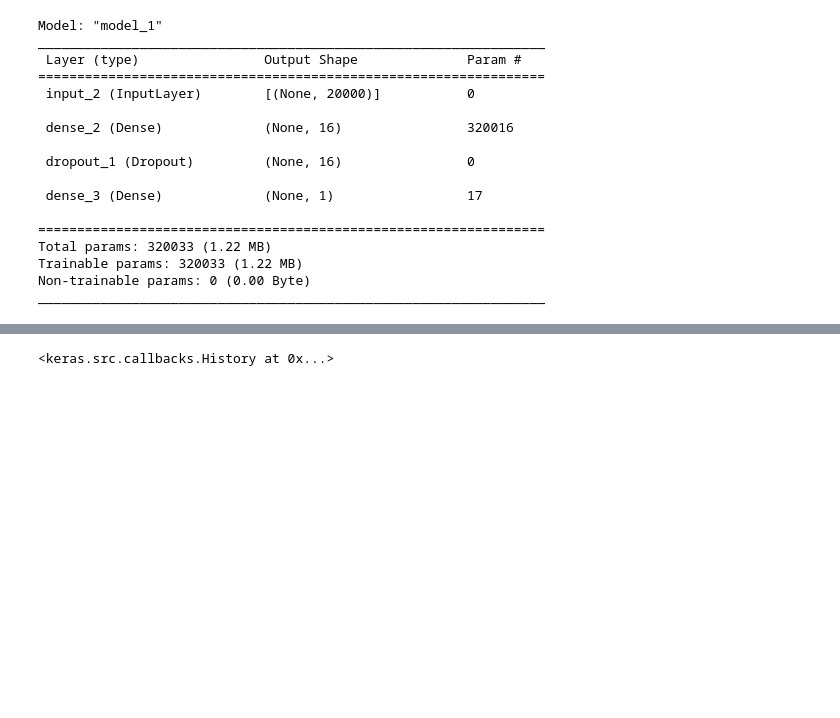
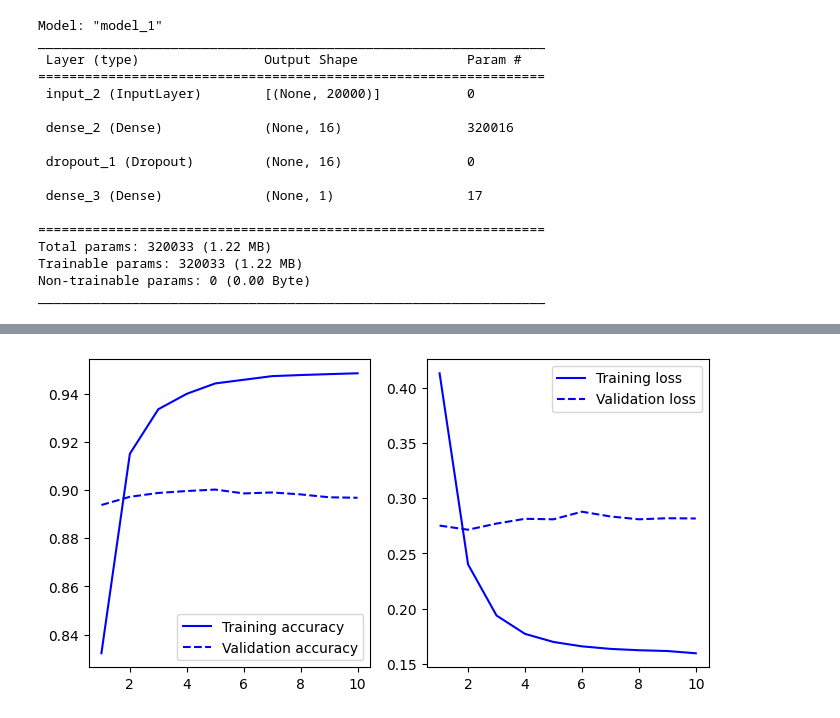
Before and after one commit to alexismenanieves/TensorFlow_Basics, a Jupyter notebook: notebooks/01_IMDB_Sentiment_Analysis.ipynb, the cells around one changed output, grey strips where cells are left out. Saved outputs shown, nothing was run; the diff lists cells and outputs as text; code cells hidden in the pictures; blank space fills up the shorter version.

```diff
--- a/notebooks/01_IMDB_Sentiment_Analysis.ipynb
+++ b/notebooks/01_IMDB_Sentiment_Analysis.ipynb
@@ -463,10 +489,12 @@ Trainable params: 320033 (1.22 MB)
 Non-trainable params: 0 (0.00 Byte)
 _________________________________________________________________
 # %%
-# 3.11 Train the model
-model.fit(binary_2gram_train_ds.cache(),
-          validation_data=binary_2gram_val_ds.cache(),
-          epochs=10,
-          callbacks=callbacks)
+# 3.11 Train the model and get the metrics
+mymodel = model.fit(binary_2gram_train_ds.cache(),
+                    validation_data=binary_2gram_val_ds.cache(),
+                    epochs=10,
+                    callbacks=callbacks)
+
+plot_accuracy_loss_tfmodel(mymodel, 10)
 # %% [output]
 Epoch 1/10
@@ -492,4 +520,4 @@ Epoch 10/10
-<keras.src.callbacks.History at 0x...>
+[figure, added]
 # %%
 # 3.12 Evaluate the model on the test dataset
 model = keras.models.load_model('checkpoints/01_model_binary_2gram.keras')
```
Also changed, not shown: parts of 10 cells of this notebook.
